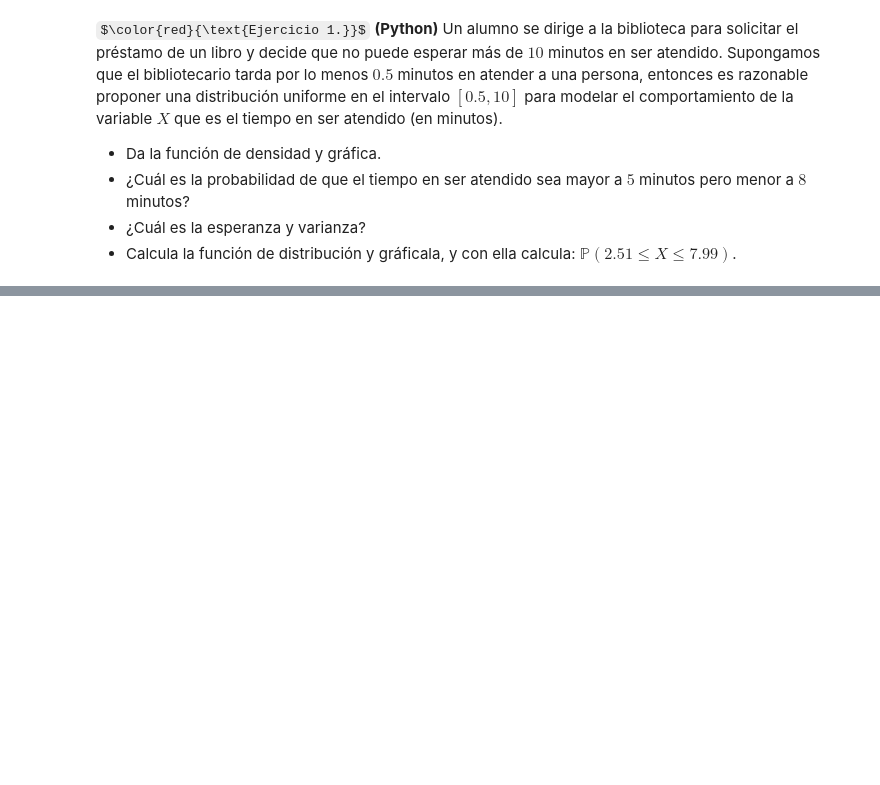
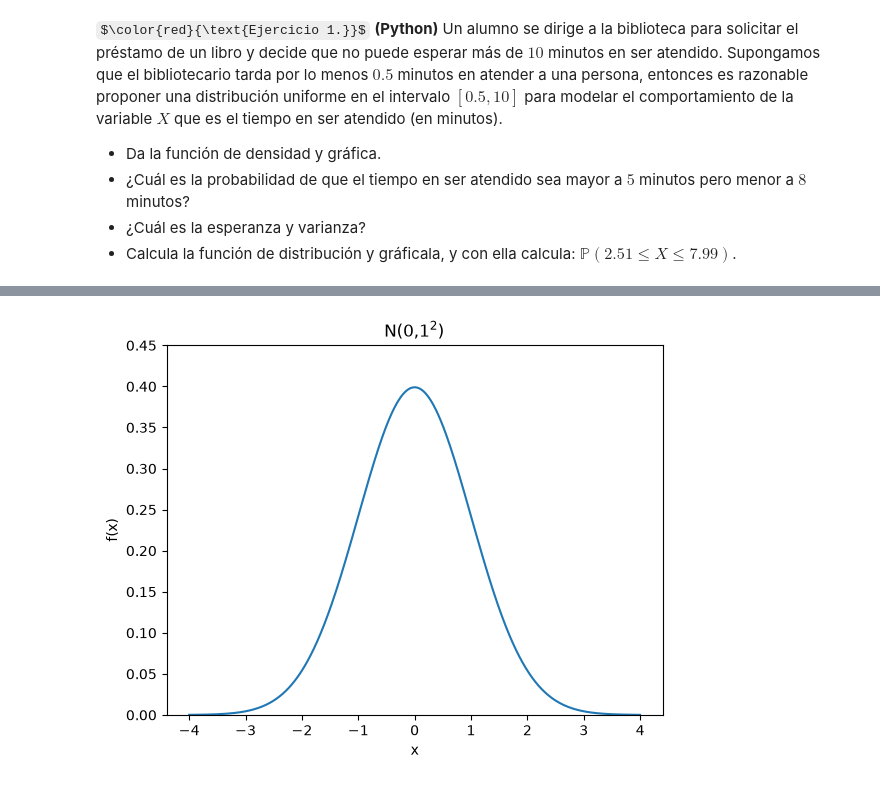
Before and after one commit to dianacondemp-1301/Modulo_ll_Mod_estadisticos, a Jupyter notebook: Variables_aleatorias.ipynb, the cells around one changed output, grey strips where cells are left out. Cells and saved outputs as stored; diff of their text form; code cells hidden in the pictures; some formulas as TeX source; blank space fills up the shorter version.

```diff
--- a/Variables_aleatorias.ipynb
+++ b/Variables_aleatorias.ipynb
@@ -1259,0 +1459,11 @@ $\color{red}{\text{Ejercicio 1.}}$ **(Python)** Un alumno se dirige a la bibliot
+# %%
+fig, ax = plt.subplots()
+x= np.arange(-4,4,0.001) #generar valores de x
+ax.set_title('N(0,$1^2$)')
+ax.set_xlabel('x')
+ax.set_ylabel('f(x)')
+ax.plot(x, norm.pdf(x))
+ax.set_ylim(0,0.45)
+plt.show()
+# %% [output]
+[figure, added]
```
Also changed, not shown: parts of 34 cells of this notebook.
